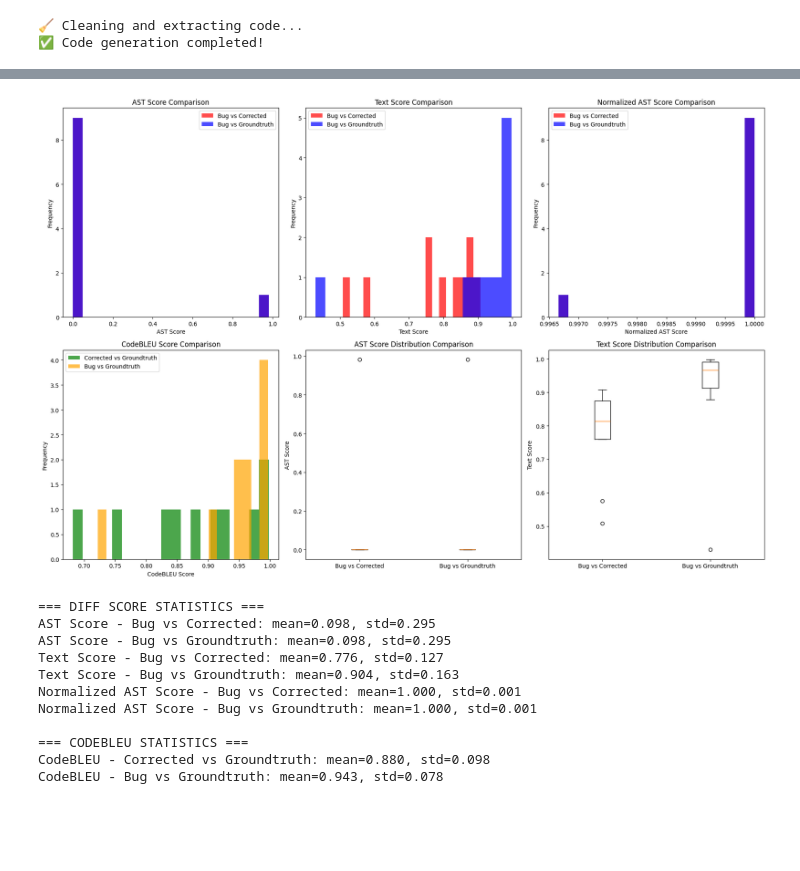
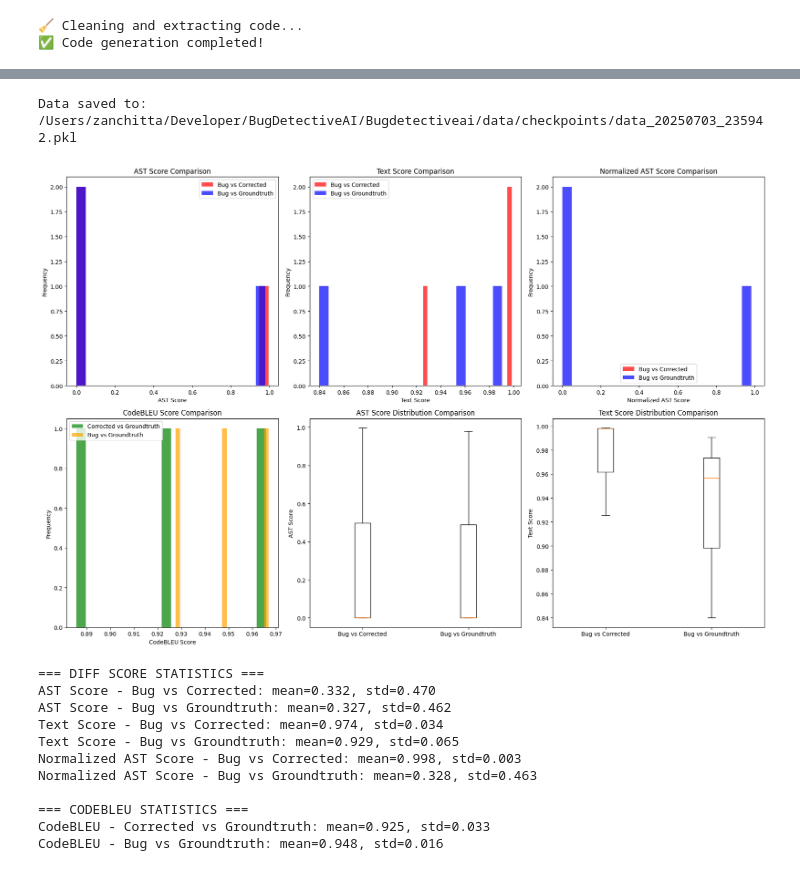
Before and after one commit to FernandoZanchitta/BugDetectiveAI, a Jupyter notebook: Bugdetectiveai/scr/notebooks/chat.ipynb, the cells around one changed output, grey strips where cells are left out. Saved outputs shown, nothing was run; the diff lists cells and outputs as text; code cells hidden in the pictures; blank space fills up the shorter version.

```diff
--- a/Bugdetectiveai/scr/notebooks/chat.ipynb
+++ b/Bugdetectiveai/scr/notebooks/chat.ipynb
@@ -71,6 +28,7 @@ Error checking credits: 401 Client Error: Unauthorized for url: https://openrout
 # %%
 
-sample_data = buggy_train_df.sample(n=3, random_state=42)
+# sample_data = buggy_train_df.sample(n=3, random_state=42)
+sample_data =
 print(f"Sample data shape: {sample_data.shape}")
 print(f"Sample data columns: {sample_data.columns.tolist()}")
 # %% [output]
@@ -126,0 +63,2 @@ def __init__(self,
+# %%
+sample_data['qwen_output'] = outputs
@@ -127,3 +72,20 @@ def __init__(self,
+# %%
+import pickle
+import pandas as pd
+from datetime import datetime
+from pathlib import Path
+import os
+data_path = '/Users/zanchitta/Developer/BugDetectiveAI/Bugdetectiveai/data/checkpoints'
+timestamp = datetime.now().strftime('%Y%m%d_%H%M%S')
+file_name = f'data_{timestamp}'
+file_name += '.pkl'
+file_path = os.path.join(data_path, file_name)
+Path(data_path).mkdir(parents=True, exist_ok=True)
+with open(file_path, 'wb') as f:
+    pickle.dump(sample_data, f)
+print(f"Data saved to: {file_path}")
+# %% [output]
+Data saved to: /Users/zanchitta/Developer/BugDetectiveAI/Bugdetectiveai/data/checkpoints/data_20250703_235942.pkl
 # %%
 from utils.simple_metrics import diff_score, codebleu
 def compare_metrics(buggy_codes, corrected_codes, groundtruth_codes):
@@ -186,43 +148,43 @@ def compare_metrics(buggy_codes, corrected_codes, groundtruth_codes):
     # Row 2: Box plot for AST scores
     axes[1, 1].boxplot([bug_vs_corrected_ast, bug_vs_groundtruth_ast],
                       labels=['Bug vs Corrected', 'Bug vs Groundtruth'])
     axes[1, 1].set_ylabel('AST Score')
     axes[1, 1].set_title('AST Score Distribution Comparison')
 
     # Row 2: Box plot for Text scores
     axes[1, 2].boxplot([bug_vs_corrected_text, bug_vs_groundtruth_text],
                       labels=['Bug vs Corrected', 'Bug vs Groundtruth'])
     axes[1, 2].set_ylabel('Text Score')
     axes[1, 2].set_title('Text Score Distribution Comparison')
 
     plt.tight_layout()
     plt.show()
 
     # Print summary statistics
     print("=== DIFF SCORE STATISTICS ===")
     print(f"AST Score - Bug vs Corrected: mean={np.mean(bug_vs_corrected_ast):.3f}, std={np.std(bug_vs_corrected_ast):.3f}")
     print(f"AST Score - Bug vs Groundtruth: mean={np.mean(bug_vs_groundtruth_ast):.3f}, std={np.std(bug_vs_groundtruth_ast):.3f}")
     print(f"Text Score - Bug vs Corrected: mean={np.mean(bug_vs_corrected_text):.3f}, std={np.std(bug_vs_corrected_text):.3f}")
     print(f"Text Score - Bug vs Groundtruth: mean={np.mean(bug_vs_groundtruth_text):.3f}, std={np.std(bug_vs_groundtruth_text):.3f}")
     print(f"Normalized AST Score - Bug vs Corrected: mean={np.mean(bug_vs_corrected_ast_norm):.3f}, std={np.std(bug_vs_corrected_ast_norm):.3f}")
     print(f"Normalized AST Score - Bug vs Groundtruth: mean={np.mean(bug_vs_groundtruth_ast_norm):.3f}, std={np.std(bug_vs_groundtruth_ast_norm):.3f}")
 
     print("\n=== CODEBLEU STATISTICS ===")
     print(f"CodeBLEU - Corrected vs Groundtruth: mean={np.mean(corrected_vs_groundtruth_bleu):.3f}, std={np.std(corrected_vs_groundtruth_bleu):.3f}")
     print(f"CodeBLEU - Bug vs Groundtruth: mean={np.mean(bug_vs_groundtruth_bleu):.3f}, std={np.std(bug_vs_groundtruth_bleu):.3f}")
 
 # Call the function with the lists
-compare_metrics(buggy_codes, corrected_codes, groundtruth_codes)
+compare_metrics(sample_data['before_merge'],sample_data['after_merge'],sample_data['qwen_output'])
 # %% [output]
-[figure, old version]
+[figure, new version]
 === DIFF SCORE STATISTICS ===
-AST Score - Bug vs Corrected: mean=0.098, std=0.295
-AST Score - Bug vs Groundtruth: mean=0.098, std=0.295
-Text Score - Bug vs Corrected: mean=0.776, std=0.127
-Text Score - Bug vs Groundtruth: mean=0.904, std=0.163
-Normalized AST Score - Bug vs Corrected: mean=1.000, std=0.001
-Normalized AST Score - Bug vs Groundtruth: mean=1.000, std=0.001
+AST Score - Bug vs Corrected: mean=0.332, std=0.470
+AST Score - Bug vs Groundtruth: mean=0.327, std=0.462
+Text Score - Bug vs Corrected: mean=0.974, std=0.034
+Text Score - Bug vs Groundtruth: mean=0.929, std=0.065
+Normalized AST Score - Bug vs Corrected: mean=0.998, std=0.003
+Normalized AST Score - Bug vs Groundtruth: mean=0.328, std=0.463
 
 === CODEBLEU STATISTICS ===
-CodeBLEU - Corrected vs Groundtruth: mean=0.880, std=0.098
-CodeBLEU - Bug vs Groundtruth: mean=0.943, std=0.078
+CodeBLEU - Corrected vs Groundtruth: mean=0.925, std=0.033
+CodeBLEU - Bug vs Groundtruth: mean=0.948, std=0.016
```
Also changed, not shown: parts of 4 cells of this notebook, 3 other files.
